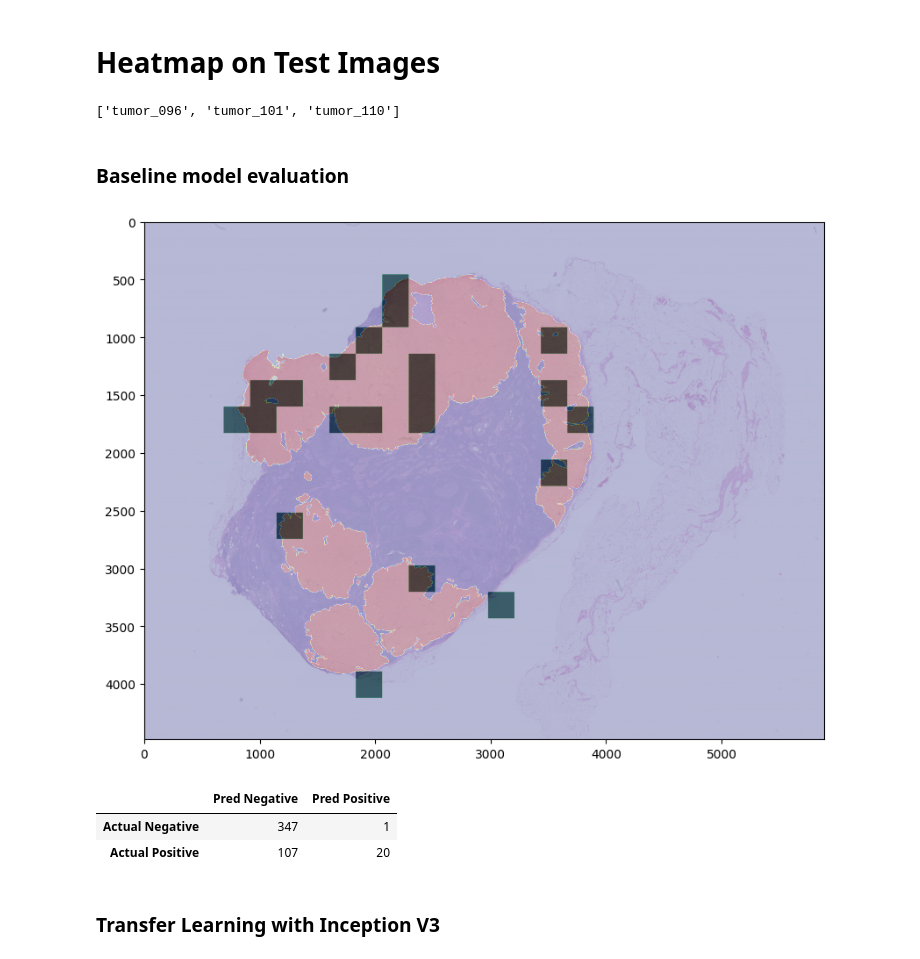
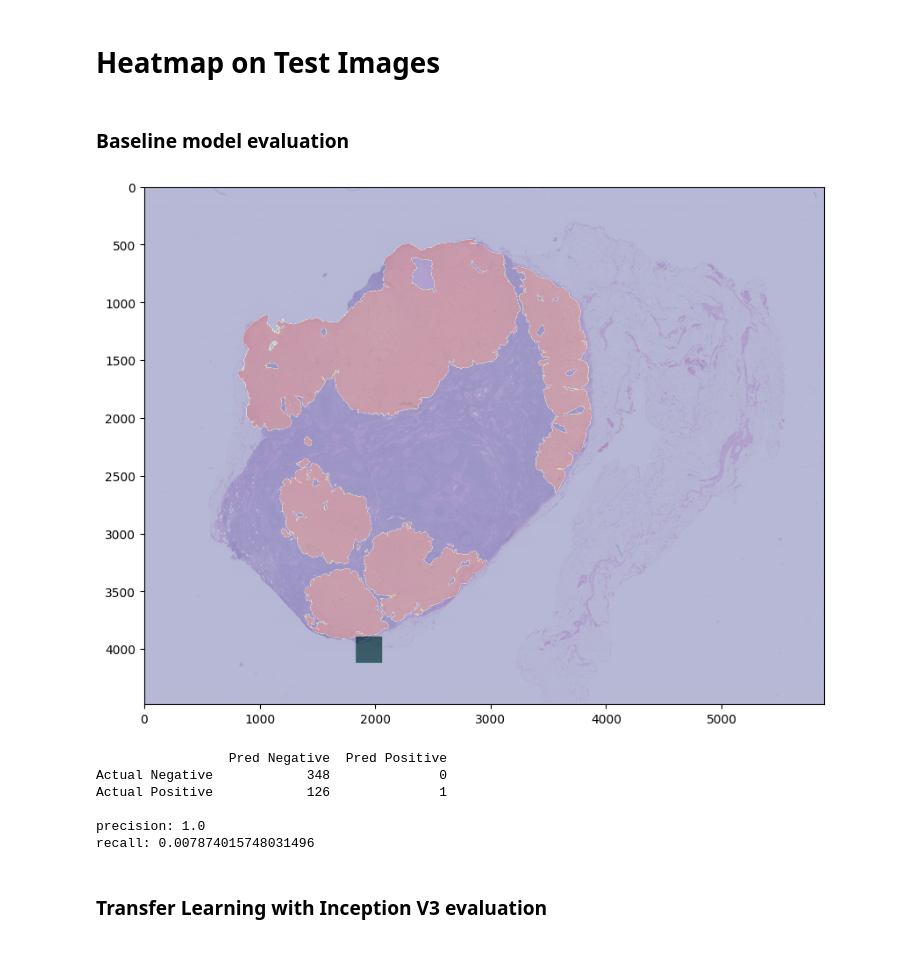
Before and after one commit to jeswanthyda/Cancer-Cell-Detection-ADL, a Jupyter notebook: final_project_jy3012.ipynb, the cells around one changed output. Saved outputs shown, nothing was run; the diff lists cells and outputs as text; code cells hidden in the pictures.

```diff
--- a/final_project_jy3012.ipynb
+++ b/final_project_jy3012.ipynb
@@ -505,22 +636,29 @@ plot(history)
 # %% [markdown]
 # Heatmap on Test Images
-# %%
-test_data_slides
-# %% [output]
-['tumor_096', 'tumor_101', 'tumor_110']
+# %%
+test_data_slides = ['tumor_096', 'tumor_101', 'tumor_110']
 # %%
 from evaluation import heatmap_on_test
 # %% [markdown]
 ### Baseline model evaluation
-# %%
-cnf_matrix = heatmap_on_test(4,test_data_slides[2],229,baseline_model).generate()
-# %% [output]
-[figure, removed]
+# %%
+model_path = drive_root_dir+'level_4_baseline.h5'
+level = 4
+slice_size = 229
+model = tf.keras.models.load_model(model_path)
+cnf_matrix, precision, recall = heatmap_on_test(level,test_data_slides[2],slice_size,model,class_names).generate()
+# %% [output]
+[figure, added]
 # %%
-pd.DataFrame(cnf_matrix.numpy(), columns=['Pred Negative','Pred Positive'], index=['Actual Negative','Actual Positive'])
+print(pd.DataFrame(cnf_matrix, columns=['Pred Negative','Pred Positive'], index=['Actual Negative','Actual Positive']))
+print(f'\nprecision: {precision}')
+print(f'recall: {recall}')
 # %% [output]
-|  | Pred Negative | Pred Positive |
-| Actual Negative | 347 | 1 |
-| Actual Positive | 107 | 20 |
+                 Pred Negative  Pred Positive
+Actual Negative            348              0
+Actual Positive            126              1
+
+precision: 1.0
+recall: 0.007874015748031496
 # %% [markdown]
-### Transfer Learning with Inception V3
+### Transfer Learning with Inception V3 evaluation
```
Also changed, not shown: parts of 41 cells of this notebook, 10 other files.
